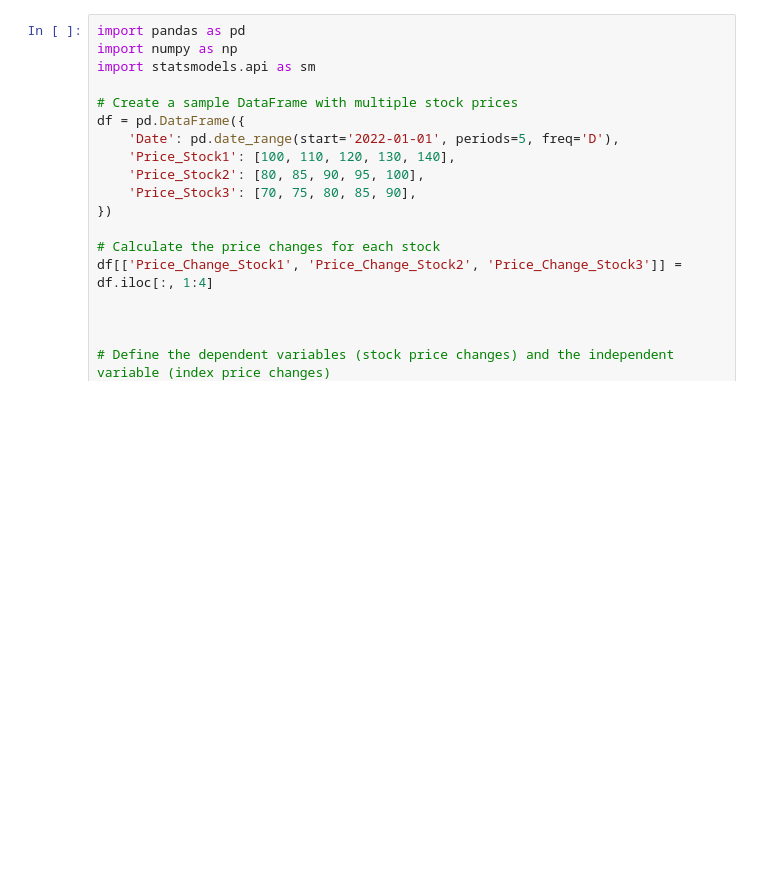
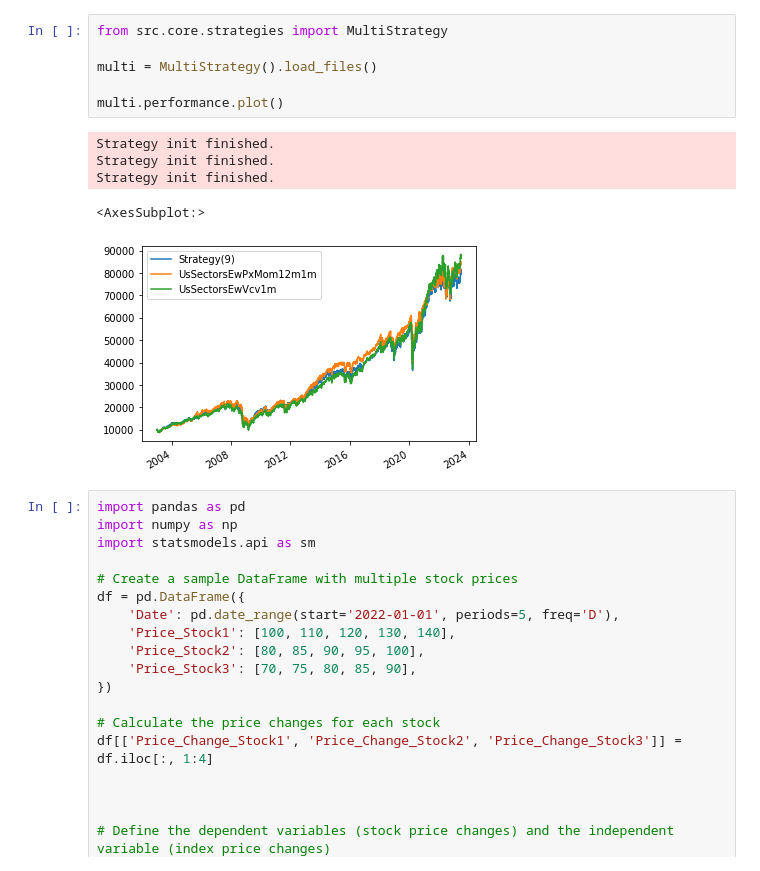
Before and after one commit to HTF1125/RobertLab, a Jupyter notebook: test.ipynb, the cells around one changed output. Drawn from its saved outputs; the diff is of its cells as text; blank space fills up the shorter version.

```diff
--- a/test.ipynb
+++ b/test.ipynb
@@ -15,3 +32,15 @@ array([0.+0.00000000e+00j, 0.-1.22464680e-16j, 0.+1.63312394e+16j])
+# %%
+from src.core.strategies import MultiStrategy
+
+multi = MultiStrategy().load_files()
+
+multi.performance.plot()
+# %% [output]
+Strategy init finished.
+Strategy init finished.
+Strategy init finished.
+<AxesSubplot:>
+[figure, added]
 # %%
 import pandas as pd
 import numpy as np
```
Also changed, not shown: parts of 11 cells of this notebook, 17 other files.
